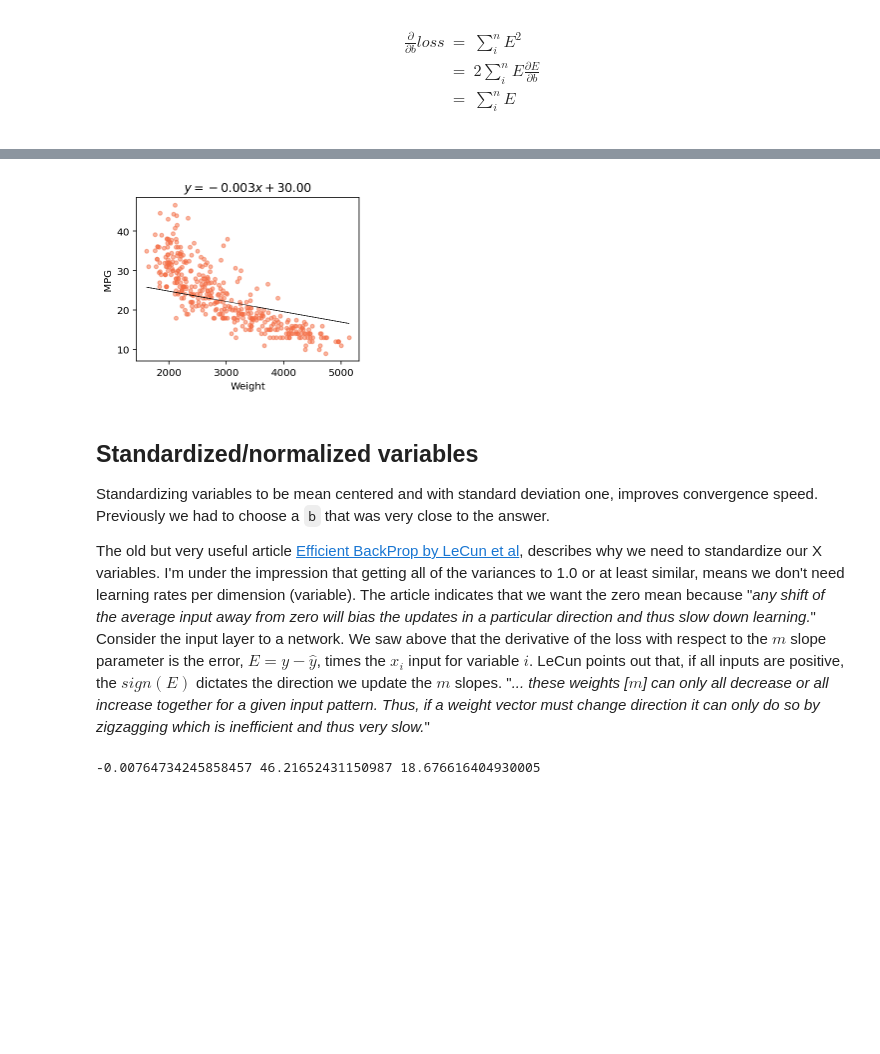
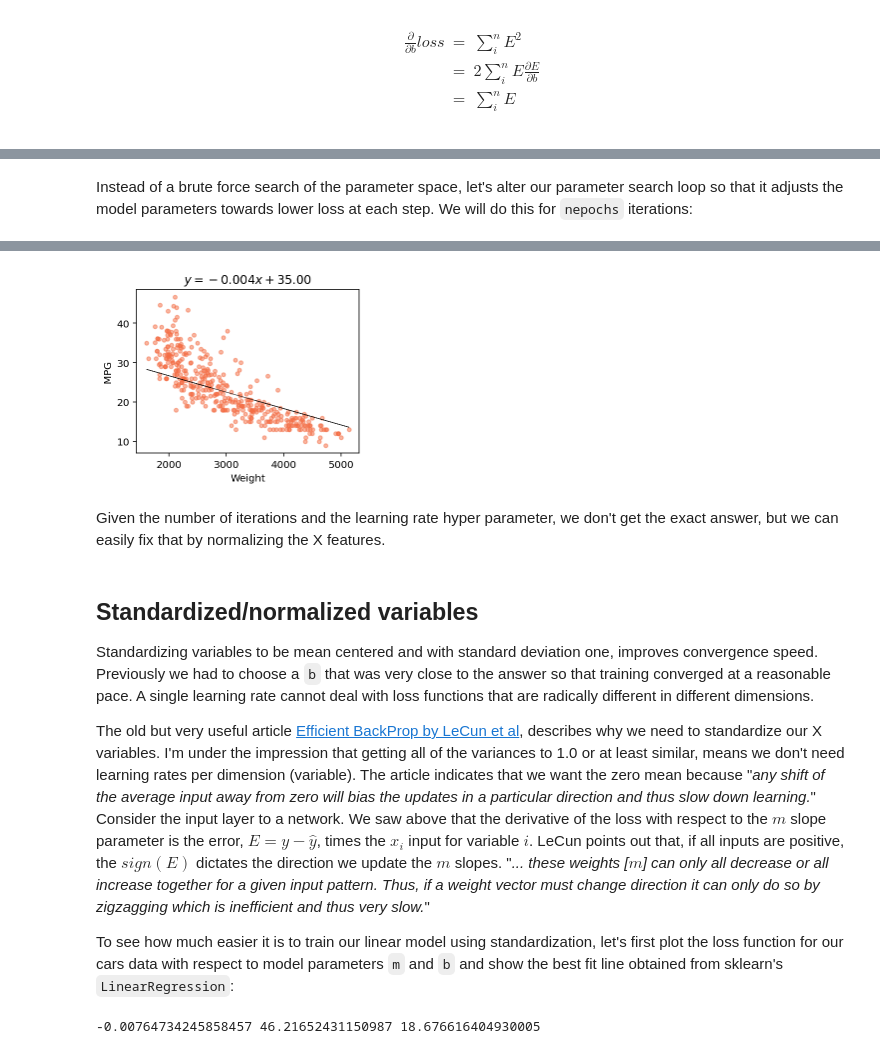
Before and after one commit to parrt/fundamentals-of-deep-learning, a Jupyter notebook: notebooks/1.intro-regression-training-cars.ipynb, the cells around one changed output, grey strips where cells are left out. Cells and saved outputs as stored; diff of their text form; code cells hidden in the pictures; blank space fills up the shorter version.

```diff
--- a/notebooks/1.intro-regression-training-cars.ipynb
+++ b/notebooks/1.intro-regression-training-cars.ipynb
@@ -182,3 +192,5 @@ Loss function is a saddle like this:
+# %% [markdown]
+Instead of a brute force search of the parameter space, let's alter our parameter search loop so that it adjusts the model parameters towards lower loss at each step. We will do this for `nepochs` iterations:
 # %%
 n = len(df_cars)
 X = np.array(df_cars.WGT).reshape(n,1)
@@ -186,9 +198,9 @@ y = np.array(df_cars.MPG).reshape(n,1)
 
 # Randomly initialize slope
 m = np.random.random(size=1)[0]
-b = 30.0 # get it close to final answer
+b = 35.0 # get it close to final answer or it takes forever to get there
 # Loss surface is a valley; explodes if this learning rate is much bigger
-learning_rate = .0000000003 # almost too fast for m, but incredibly slow for b.
+learning_rate = .00000000005 # almost too fast for m, but incredibly slow for b.
 nepochs=100
 for epoch in range(nepochs+1):
     y_pred = m * X + b
@@ -196,15 +208,15 @@ for epoch in range(nepochs+1):
     loss = np.mean(E**2)
     if epoch % 10 == 0:
         mae = np.mean(np.abs(y_pred - y))
-        print(f"Epoch {epoch:5d} {m:4.2f},{b:4.2f}: MSE loss {loss:12.3f} MAE {mae:8.2f}")
+        print(f"Epoch {epoch:5d} {m:4.2f},{b:4.2f}: MSE loss {loss:12.4f} MAE {mae:8.4f}")
 
     # Compute the gradient of loss with respect to m, b
-    m_grad = np.sum(E * X)
+    m_grad = np.sum(E * X) # From the symbolic gradient math computed above
     b_grad = np.sum(E)
 
     m = m - learning_rate * m_grad
     b = b - learning_rate * b_grad
 
-print(f"LAST        {m:4.2f},{b:4.2f}: MSE loss {loss:12.3f} MAE {mae:8.2f}")
+print(f"LAST        {m:4.2f},{b:4.2f}: MSE loss {loss:12.4f} MAE {mae:8.4f}")
 carshow(m, b, X, y, file="lin")
 # %% [output]
@@ -223,10 +235,14 @@ LAST        -0.00,30.00: MSE loss       38.420 MAE     4.88
-[figure, old version]
+[figure, new version]
+# %% [markdown]
+Given the number of iterations and the learning rate hyper parameter, we don't get the exact answer, but we can easily fix that by normalizing the X features.
 # %% [markdown]
 ## Standardized/normalized variables
 
-Standardizing variables to be mean centered and with standard deviation one, improves convergence speed. Previously we had to choose a `b` that was very close to the answer.
+Standardizing variables to be mean centered and with standard deviation one, improves convergence speed. Previously we had to choose a `b` that was very close to the answer so that training converged at a reasonable pace.  A single learning rate cannot deal with loss functions that are radically different in different dimensions.
 
 The old but very useful article [Efficient BackProp by LeCun et al](http://yann.lecun.com/exdb/publis/pdf/lecun-98b.pdf), describes why we need to standardize our X variables. I'm under the impression that getting all of the variances to 1.0 or at least similar, means we don't need learning rates per dimension (variable). The article indicates that we want the zero mean because "*any shift of the average input away from zero will bias the updates in a particular direction and thus slow down learning.*"  Consider the input layer to a network. We saw above that the derivative of the loss with respect to the $m$ slope parameter is the error, $E = y-\hat{y}$, times the $x_i$ input for variable $i$. LeCun points out that, if all inputs are positive, the $sign(E)$ dictates the direction we update the $m$ slopes. "*... these weights [$m$] can only all decrease or all increase together for a given input pattern. Thus, if a weight vector must change direction it can only do so by zigzagging which is inefficient and thus very slow.*"
+
+To see how much easier it is to train our linear model using standardization, let's first plot the loss function for our cars data with respect to model parameters `m` and `b` and show the best fit line obtained from sklearn's `LinearRegression`:
 # %%
 X = np.array(df_cars.WGT).reshape(n,1)
 y = np.array(df_cars.MPG).reshape(n,1)
```
Also changed, not shown: parts of 16 cells of this notebook, 4 other files.
